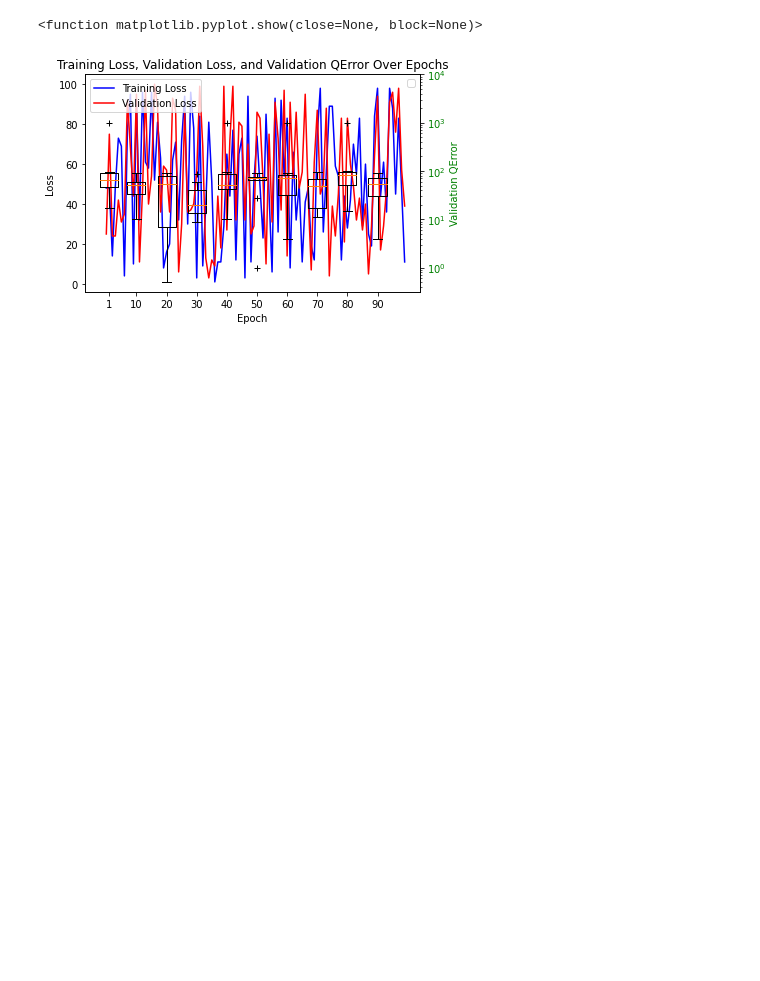
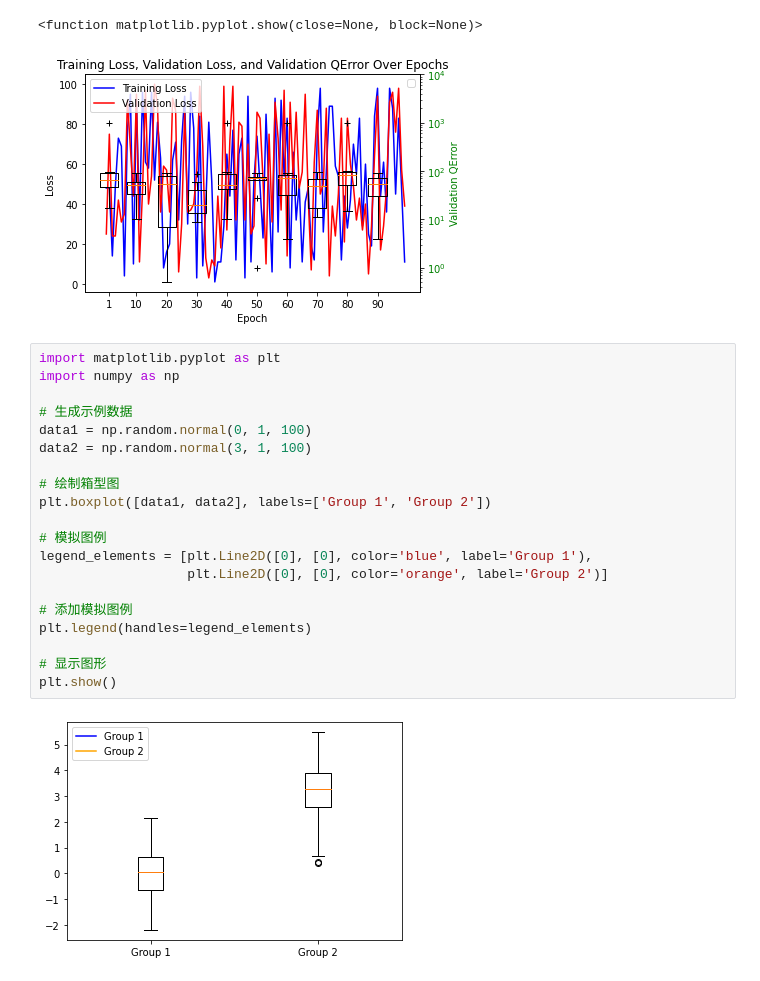
Before and after one commit to xuhuahuang813/AreCELearnedYet, a Jupyter notebook: hxh_7_concurrent.ipynb, the cells around one changed output. Saved outputs shown, nothing was run; the diff lists cells and outputs as text; blank space fills up the shorter version.

```diff
--- a/hxh_7_concurrent.ipynb
+++ b/hxh_7_concurrent.ipynb
@@ -160,3 +97,25 @@ plt.show
 No artists with labels found to put in legend.  Note that artists whose label start with an underscore are ignored when legend() is called with no argument.
 <function matplotlib.pyplot.show(close=None, block=None)>
 [figure]
+# %%
+import matplotlib.pyplot as plt
+import numpy as np
+
+# 生成示例数据
+data1 = np.random.normal(0, 1, 100)
+data2 = np.random.normal(3, 1, 100)
+
+# 绘制箱型图
+plt.boxplot([data1, data2], labels=['Group 1', 'Group 2'])
+
+# 模拟图例
+legend_elements = [plt.Line2D([0], [0], color='blue', label='Group 1'),
+                   plt.Line2D([0], [0], color='orange', label='Group 2')]
+
+# 添加模拟图例
+plt.legend(handles=legend_elements)
+
+# 显示图形
+plt.show()
+# %% [output]
+[figure, added]
```
Also changed, not shown: parts of 5 cells of this notebook, 5 other files.
